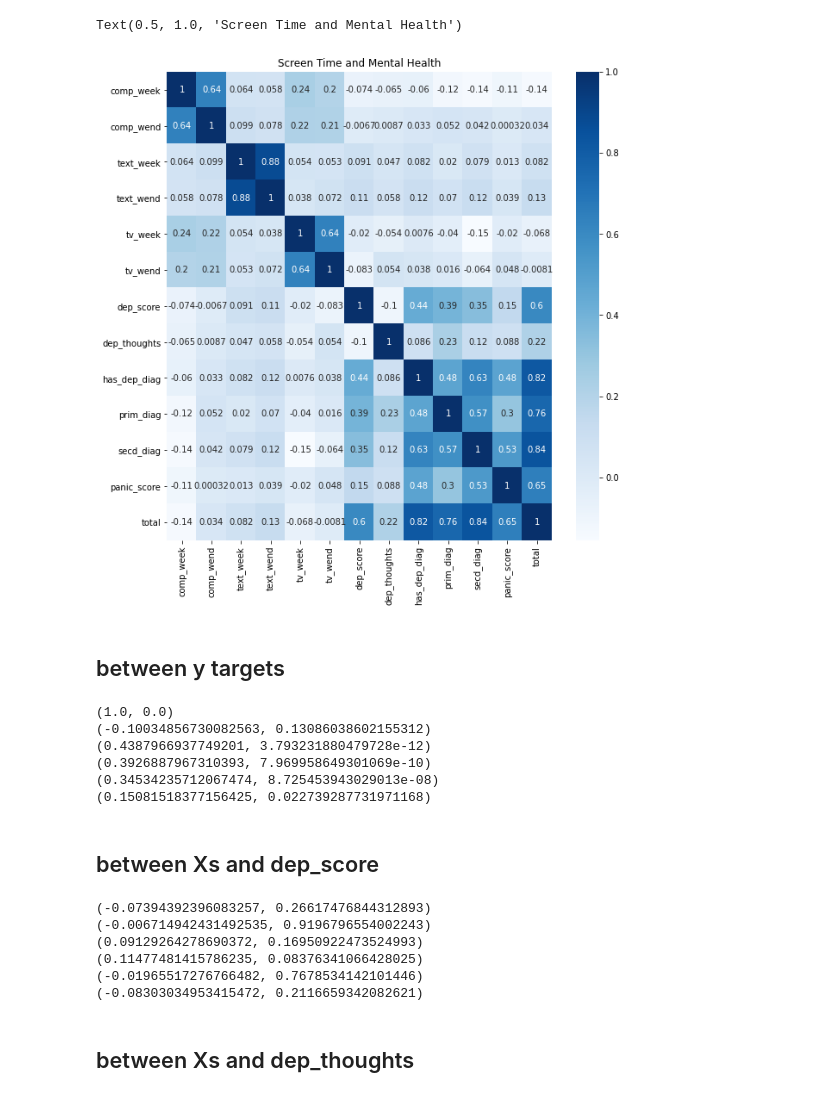
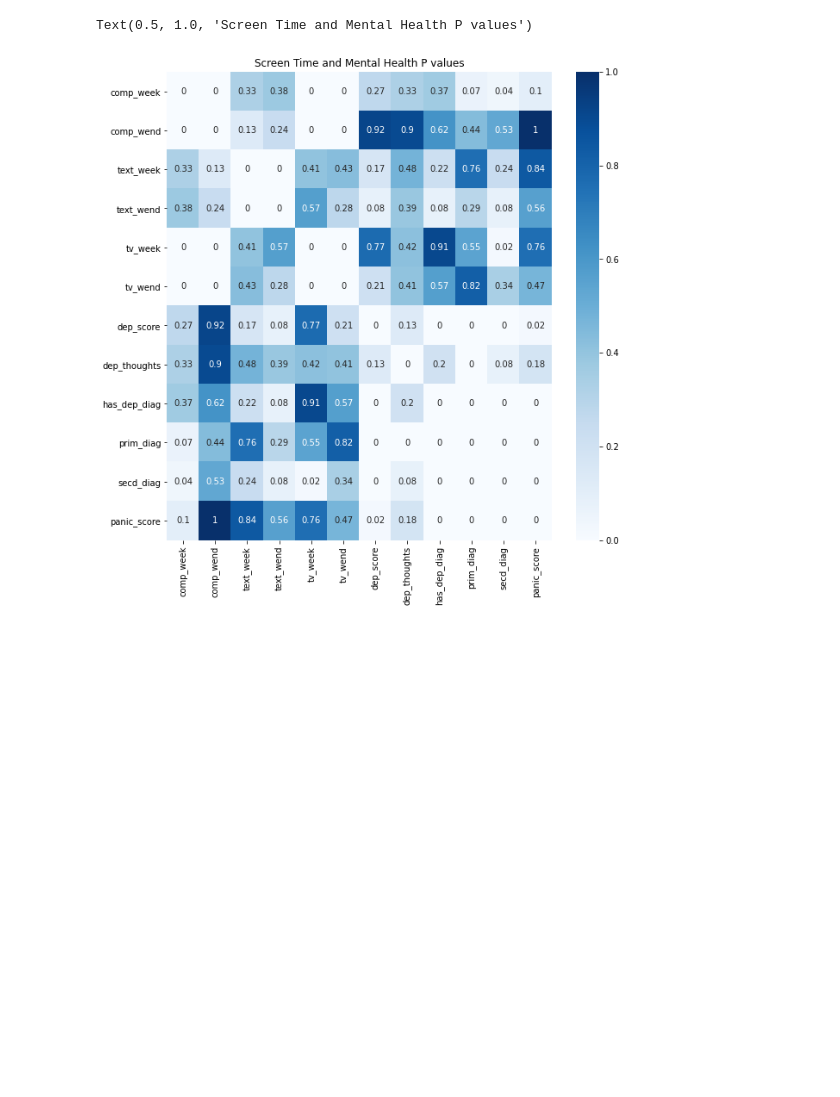
Before and after one commit to tomstark99/COMS30050, a Jupyter notebook: coursework/binary_classification/cor_Xs_y_sampled.ipynb, the cells around one changed output. Drawn from its saved outputs; the diff is of its cells as text; code cells hidden in the pictures; blank space fills up the shorter version.

Commit message:
finished p values as well

```diff
--- a/coursework/binary_classification/cor_Xs_y_sampled.ipynb
+++ b/coursework/binary_classification/cor_Xs_y_sampled.ipynb
@@ -23 +56,9 @@ total.value_counts()
 Name: total, dtype: int64
+# %%
+X = all_targets_copied.copy()
+X_corr = X.corr()
+X_corr = round(X_corr,2)
+
+fig, ax = plt.subplots(figsize=(10, 10))
+sns.heatmap(X_corr, annot=True, cmap="Blues")
+ax.set_title('Screen Time and Mental Health Correlation Matrix')
@@ -23,0 +68,12 @@ Name: total, dtype: int64
+# %%
+p_values = [[] for i in range(12)]
+all_vars = [X.comp_week, X.comp_wend, X.text_week, X.text_wend, X.tv_week, X.tv_wend, X.dep_score, X.dep_thoughts, X.has_dep_diag, X.prim_diag, X.secd_diag, X.panic_score]
+
+# 0 --> comp_week and others
+# 1 --> comp_wend and others
+# .
+# 11 --> panic_score and others
+
+for i in range(len(p_values)):
+    for j in range(len(p_values)):
+        p_values[i].append( round(stats.pearsonr(all_vars[i], all_vars[j])[1], 2) )
@@ -24,48 +82,9 @@ Name: total, dtype: int64
+# %%
+labels = ['comp_week', 'comp_wend', 'text_week', 'text_wend', 'tv_week', 'tv_wend', 'dep_score', 'dep_thoughts', 'has_dep_diag', 'prim_diag', 'secd_diag', 'panic_score']
 # %%
 fig, ax = plt.subplots(figsize=(10, 10))
-
-X_ds = all_targets.copy()
-ds = X_ds.corr()
-sns.heatmap(ds, annot=True, cmap="Blues")
-
-ax.set_title('Screen Time and Mental Health')
+sns.heatmap(p_values, annot=True, cmap="Blues", xticklabels=labels, yticklabels=labels)
+ax.set_title('Screen Time and Mental Health P values')
 # %% [output]
-Text(0.5, 1.0, 'Screen Time and Mental Health')
+Text(0.5, 1.0, 'Screen Time and Mental Health P values')
-[figure, old version]
+[figure, new version]
-# %% [markdown]
-## between y targets
-# %%
-# p-value < 0.05 == confident
-# "A p-value less than 0.05 (typically ≤ 0.05) is statistically significant"
-
-print(stats.pearsonr(X_ds.dep_score, X_ds.dep_score))
-print(stats.pearsonr(X_ds.dep_score, X_ds.dep_thoughts))
-print(stats.pearsonr(X_ds.dep_score, X_ds.has_dep_diag))
-print(stats.pearsonr(X_ds.dep_score, X_ds.prim_diag))
-print(stats.pearsonr(X_ds.dep_score, X_ds.secd_diag))
-print(stats.pearsonr(X_ds.dep_score, X_ds.panic_score))
-# %% [output]
-(1.0, 0.0)
-(-0.10034856730082563, 0.13086038602155312)
-(0.4387966937749201, 3.793231880479728e-12)
-(0.3926887967310393, 7.969958649301069e-10)
-(0.34534235712067474, 8.725453943029013e-08)
-(0.15081518377156425, 0.022739287731971168)
-# %% [markdown]
-## between Xs and dep_score
-# %%
-print(stats.pearsonr(X_ds.dep_score, X_ds.comp_week))
-print(stats.pearsonr(X_ds.dep_score, X_ds.comp_wend))
-print(stats.pearsonr(X_ds.dep_score, X_ds.text_week))
-print(stats.pearsonr(X_ds.dep_score, X_ds.text_wend))
-print(stats.pearsonr(X_ds.dep_score, X_ds.tv_week))
-print(stats.pearsonr(X_ds.dep_score, X_ds.tv_wend))
-# %% [output]
-(-0.07394392396083257, 0.26617476844312893)
-(-0.006714942431492535, 0.9196796554002243)
-(0.09129264278690372, 0.16950922473524993)
-(0.11477481415786235, 0.08376341066428025)
-(-0.01965517276766482, 0.7678534142101446)
-(-0.08303034953415472, 0.2116659342082621)
-# %% [markdown]
-## between Xs and dep_thoughts
```
Also changed, not shown: parts of 15 cells of this notebook, 1 other file.
